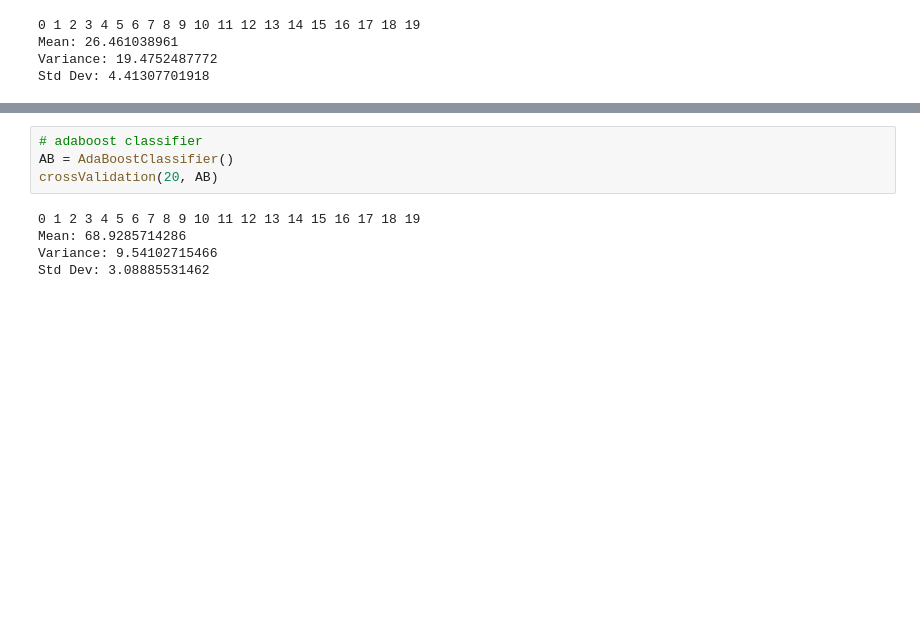
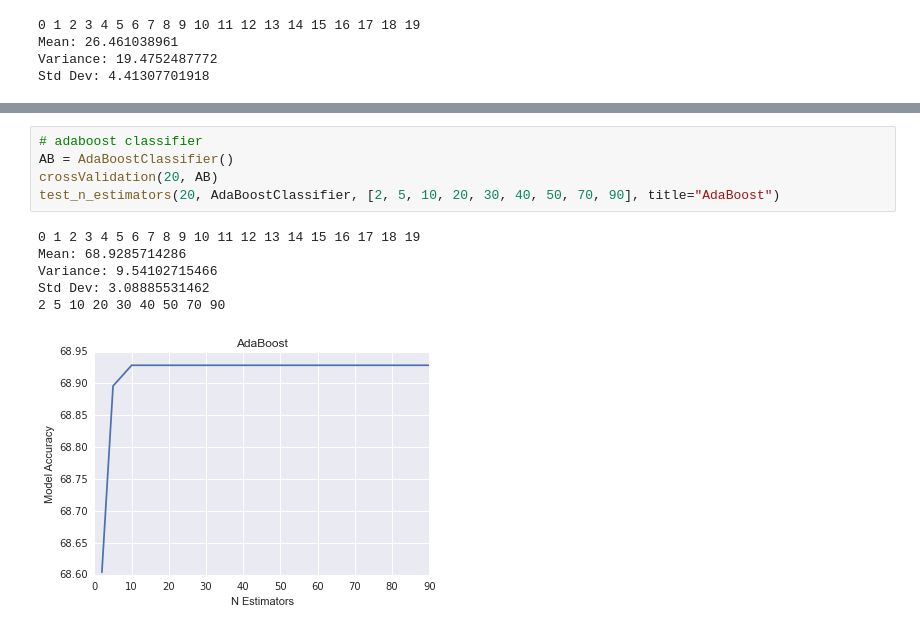
Before and after one commit to gzhang01/cs181practicals, a Jupyter notebook: practical2/testsuite.ipynb, the cells around one changed output, grey strips where cells are left out. Cells and saved outputs as stored; diff of their text form; blank space fills up the shorter version.

```diff
--- a/practical2/testsuite.ipynb
+++ b/practical2/testsuite.ipynb
@@ -99,9 +131,12 @@ Std Dev: 2.24941663321
 # %%
 # adaboost classifier
 AB = AdaBoostClassifier()
 crossValidation(20, AB)
+test_n_estimators(20, AdaBoostClassifier, [2, 5, 10, 20, 30, 40, 50, 70, 90], title="AdaBoost")
 # %% [output]
 0 1 2 3 4 5 6 7 8 9 10 11 12 13 14 15 16 17 18 19
 Mean: 68.9285714286
 Variance: 9.54102715466
 Std Dev: 3.08885531462
+2 5 10 20 30 40 50 70 90
+[figure, added]
```
Also changed, not shown: parts of 6 cells of this notebook.
